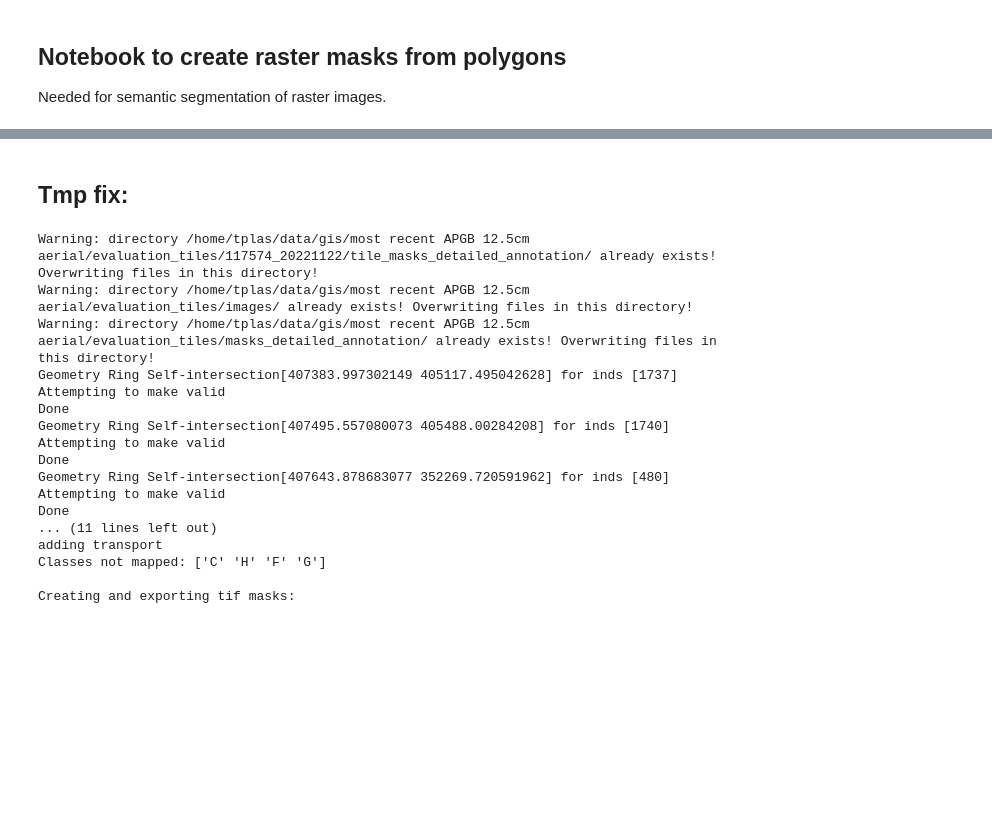
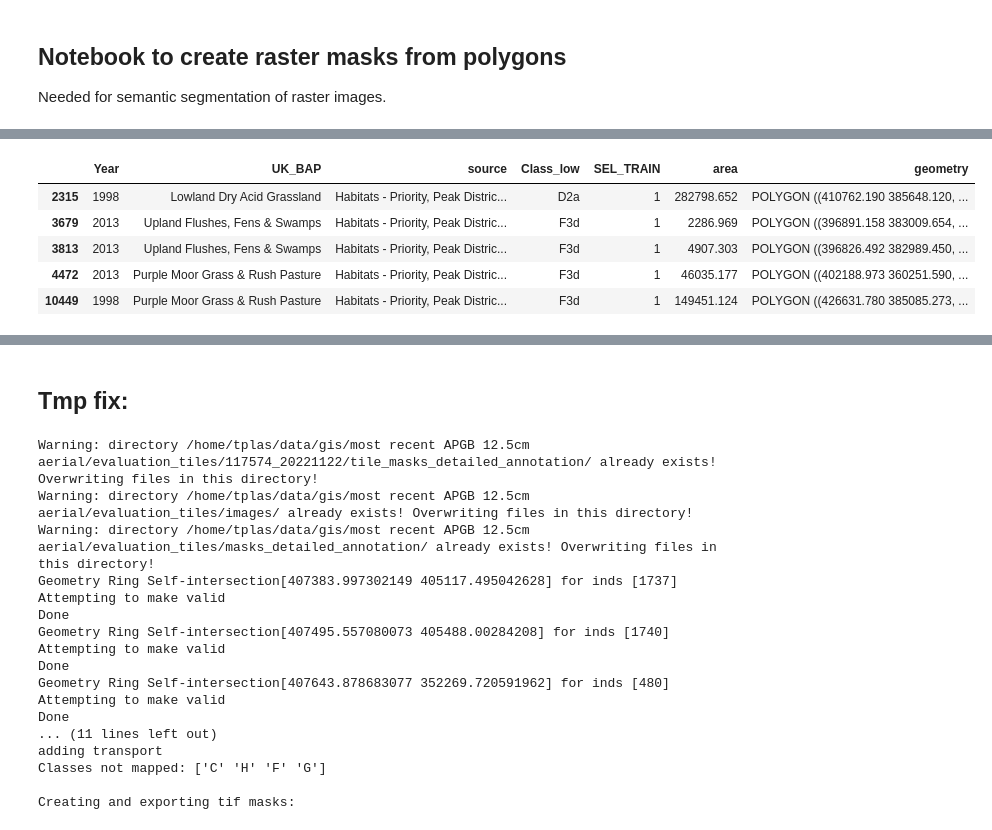
Before and after one commit to pdnpa/cnn-land-cover, a Jupyter notebook: notebooks/Create LC masks.ipynb, the cells around one changed output, grey strips where cells are left out. Cells and saved outputs as stored; diff of their text form; code cells hidden in the pictures; blank space fills up the shorter version.

```diff
--- a/notebooks/Create LC masks.ipynb
+++ b/notebooks/Create LC masks.ipynb
@@ -25,0 +32,11 @@ path_dict = loadpaths.loadpaths()
+# %%
+df_hab = lca.load_pols('../content/habitat_data_annotations/habitat_data_annotations.shp')
+df_hab = df_hab[df_hab['SEL_TRAIN'] == 1]
+df_hab.head()
+# %% [output]
+|  | Year | UK_BAP | source | Class_low | SEL_TRAIN | area | geometry |
+| 2315 | 1998 | Lowland Dry Acid Grassland | Habitats - Priority, Peak Distric... | D2a | 1 | 282798.652 | POLYGON ((410762.190 385648.120, ... |
+| 3679 | 2013 | Upland Flushes, Fens & Swamps | Habitats - Priority, Peak Distric... | F3d | 1 | 2286.969 | POLYGON ((396891.158 383009.654, ... |
+| 3813 | 2013 | Upland Flushes, Fens & Swamps | Habitats - Priority, Peak Distric... | F3d | 1 | 4907.303 | POLYGON ((396826.492 382989.450, ... |
+| 4472 | 2013 | Purple Moor Grass & Rush Pasture | Habitats - Priority, Peak Distric... | F3d | 1 | 46035.177 | POLYGON ((402188.973 360251.590, ... |
+| 10449 | 1998 | Purple Moor Grass & Rush Pasture | Habitats - Priority, Peak Distric... | F3d | 1 | 149451.124 | POLYGON ((426631.780 385085.273, ... |
```
Also changed, not shown: parts of 16 cells of this notebook, 13 other files.
